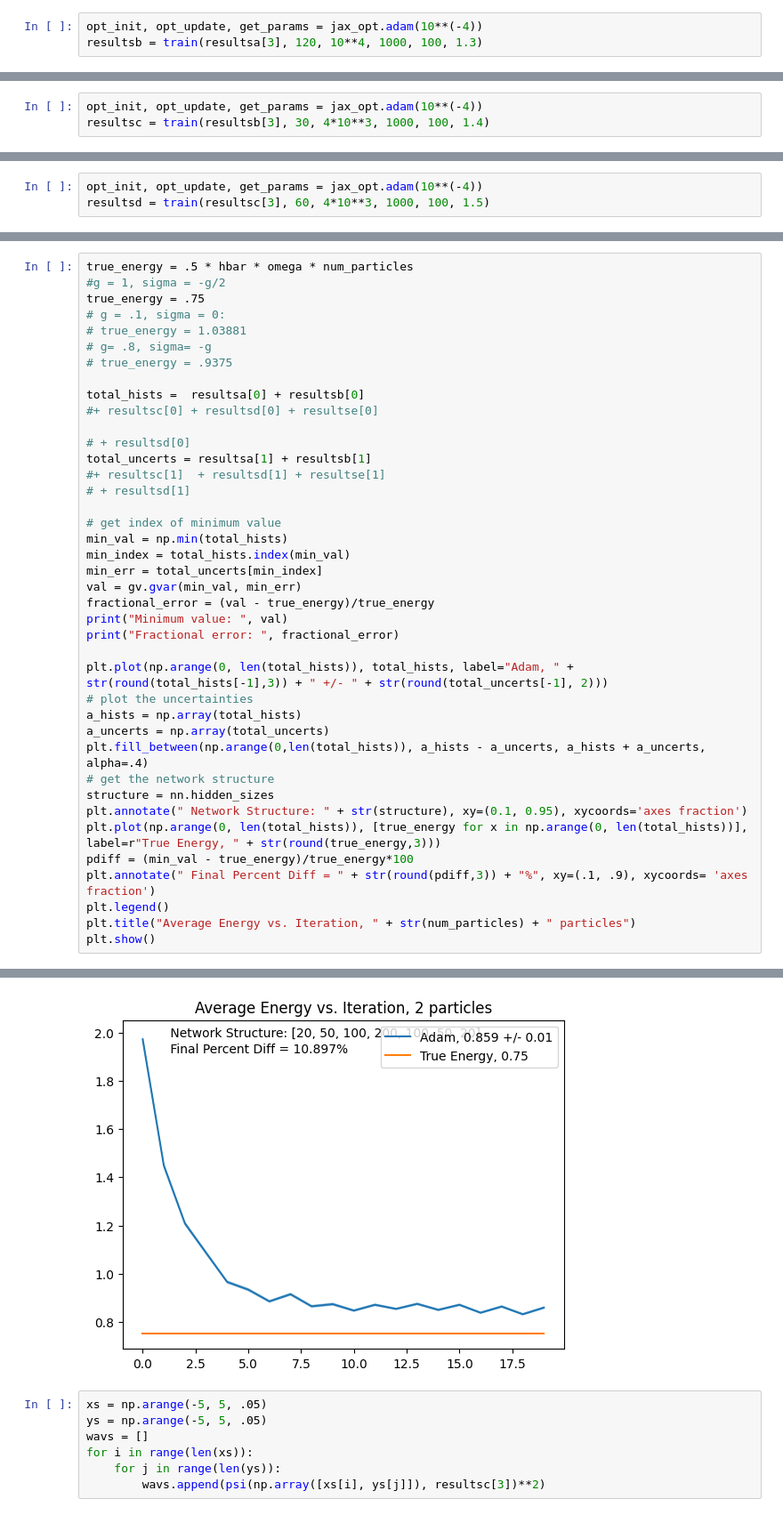
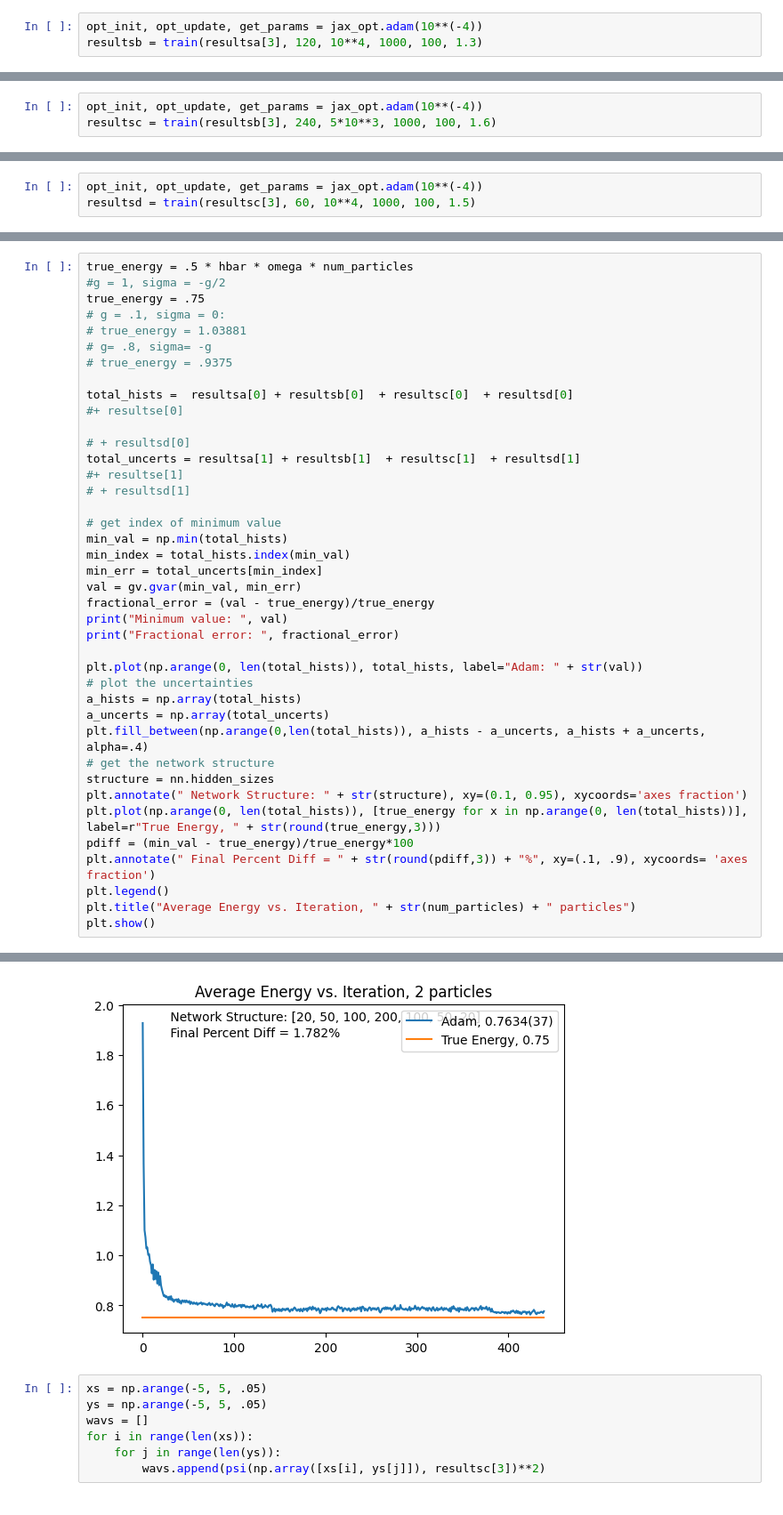
Before and after one commit to hershkumar/summer2022, a Jupyter notebook: neural/nn_delta.ipynb, the cells around one changed output, grey strips where cells are left out. Shown at 89% size. Cells and saved outputs as stored; diff of their text form.

```diff
--- a/neural/nn_delta.ipynb
+++ b/neural/nn_delta.ipynb
@@ -394,6 +384,6 @@ print("Accept/Reject ratio", sample(resultsb[3], num_samples=10**3, variation_si
 # %%
 opt_init, opt_update, get_params = jax_opt.adam(10**(-4))
-resultsc = train(resultsb[3], 30, 4*10**3, 1000, 100, 1.4)
+resultsc = train(resultsb[3], 240, 5*10**3, 1000, 100, 1.6)
 # %%
 variation = 1.5
 print("Accept/Reject ratio", sample(resultsc[3], num_samples=10**3, variation_size=variation)[2])
@@ -400,4 +392,4 @@ print("Accept/Reject ratio", sample(resultsc[3], num_samples=10**3, variation_si
 # %%
 opt_init, opt_update, get_params = jax_opt.adam(10**(-4))
-resultsd = train(resultsc[3], 60, 4*10**3, 1000, 100, 1.5)
+resultsd = train(resultsc[3], 60, 10**4, 1000, 100, 1.5)
 # %%
@@ -415,12 +409,12 @@ true_energy = .75
 # g= .8, sigma= -g
 # true_energy = .9375
 
-total_hists =  resultsa[0] + resultsb[0]
-#+ resultsc[0] + resultsd[0] + resultse[0]
+total_hists =  resultsa[0] + resultsb[0]  + resultsc[0]  + resultsd[0]
+#+ resultse[0]
 
 # + resultsd[0]
-total_uncerts = resultsa[1] + resultsb[1]
-#+ resultsc[1]  + resultsd[1] + resultse[1]
+total_uncerts = resultsa[1] + resultsb[1]  + resultsc[1]  + resultsd[1]
+#+ resultse[1]
 # + resultsd[1]
 
 # get index of minimum value
@@ -432,7 +426,7 @@ fractional_error = (val - true_energy)/true_energy
 print("Minimum value: ", val)
 print("Fractional error: ", fractional_error)
 
-plt.plot(np.arange(0, len(total_hists)), total_hists, label="Adam, " + str(round(total_hists[-1],3)) + " +/- " + str(round(total_uncerts[-1], 2)))
+plt.plot(np.arange(0, len(total_hists)), total_hists, label="Adam: " + str(val))
 # plot the uncertainties
 a_hists = np.array(total_hists)
 a_uncerts = np.array(total_uncerts)
@@ -452,4 +446,4 @@ Fractional error:  0.1090(68)
-[figure, old version]
+[figure, new version]
 # %%
 xs = np.arange(-5, 5, .05)
 ys = np.arange(-5, 5, .05)
```
Also changed, not shown: parts of 10 cells of this notebook, 1 other file.
